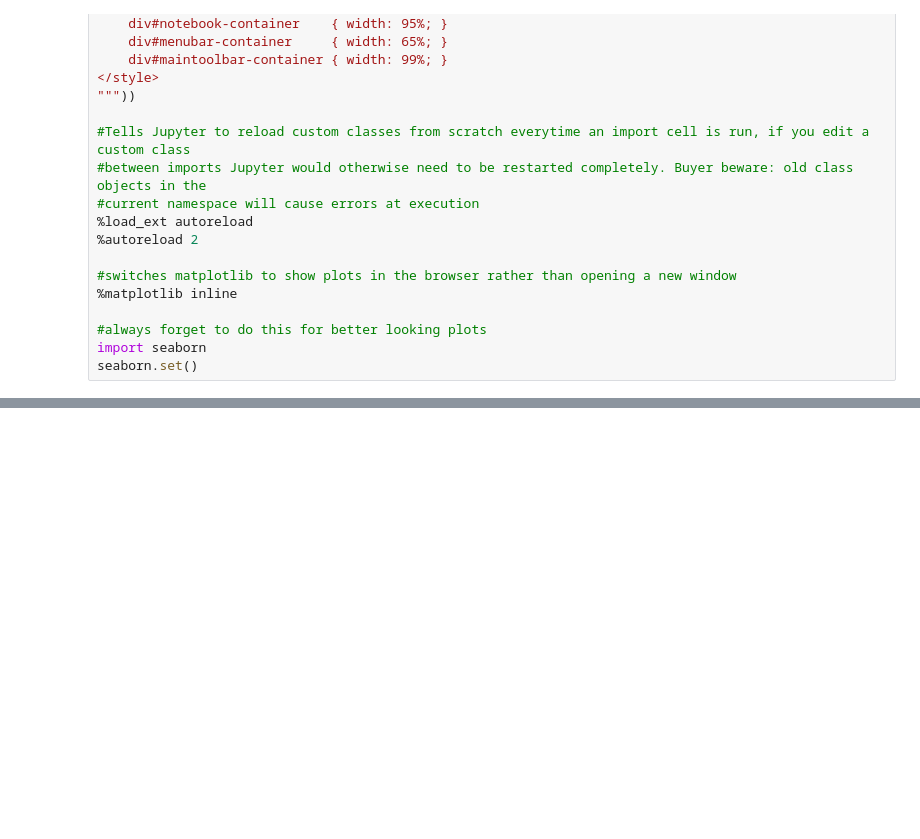
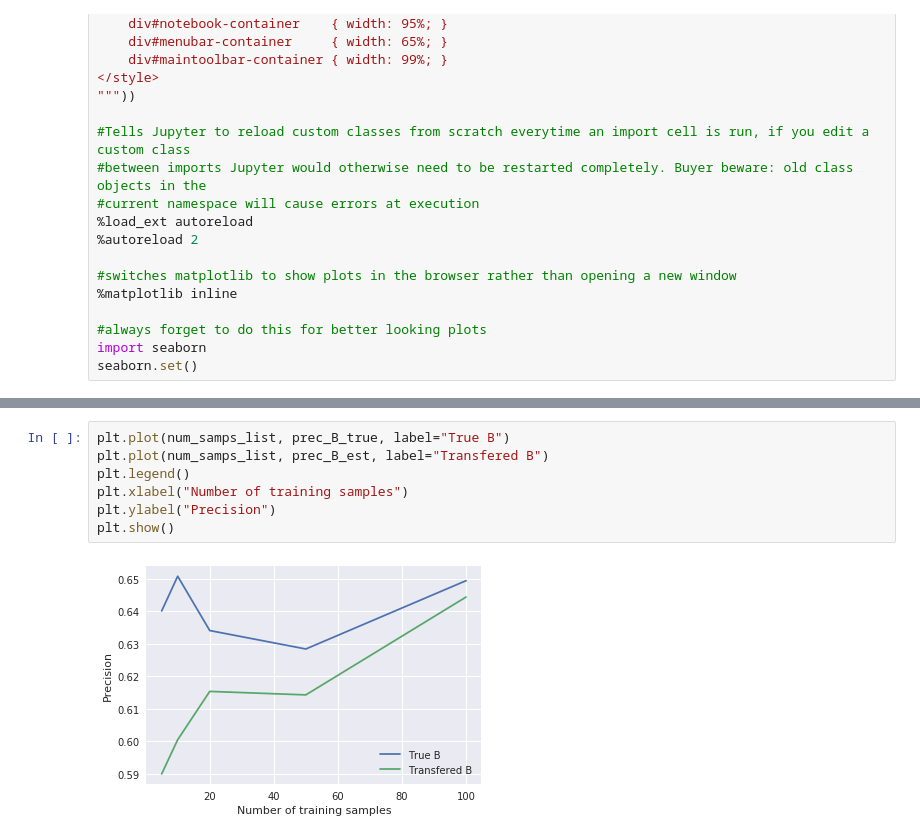
Before and after one commit to cpatdowling/building_transfer, a Jupyter notebook: notebooks/build_sys_2019_current.ipynb, the cells around one changed output, grey strips where cells are left out. Drawn from its saved outputs; the diff is of its cells as text; blank space fills up the shorter version.

```diff
--- a/notebooks/build_sys_2019_current.ipynb
+++ b/notebooks/build_sys_2019_current.ipynb
@@ -45,0 +334,9 @@ from eplusprocessing import *
+# %%
+plt.plot(num_samps_list, prec_B_true, label="True B")
+plt.plot(num_samps_list, prec_B_est, label="Transfered B")
+plt.legend()
+plt.xlabel("Number of training samples")
+plt.ylabel("Precision")
+plt.show()
+# %% [output]
+[figure, added]
```
Also changed, not shown: parts of 11 cells of this notebook, 2 other files.
